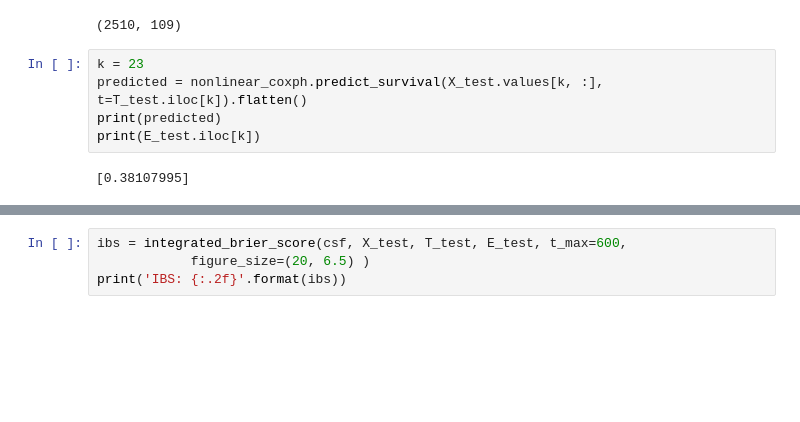
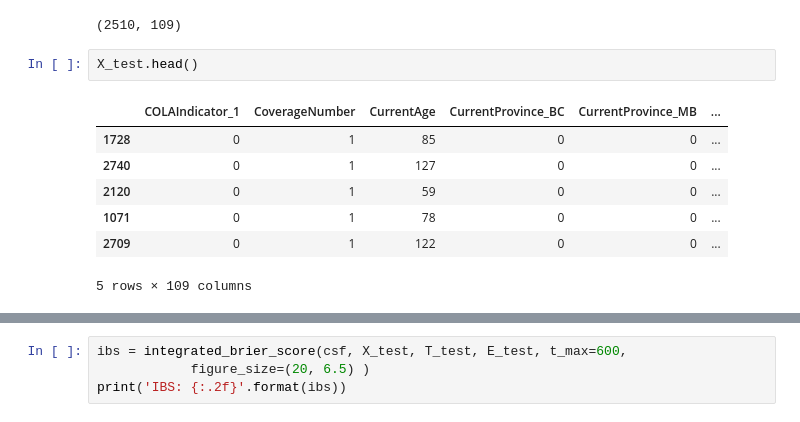
Before and after one commit to sabyasm/m4, a Jupyter notebook: m4_18112019.ipynb, the cells around one changed output, grey strips where cells are left out. Drawn from its saved outputs; the diff is of its cells as text; blank space fills up the shorter version.

```diff
--- a/m4_18112019.ipynb
+++ b/m4_18112019.ipynb
@@ -151,13 +159,16 @@ X_train, X_test, T_train, T_test, E_train, E_test = train_test_split(train_data[
 X_train.shape
 # %% [output]
 (2510, 109)
-# %%
-k = 23
-predicted = nonlinear_coxph.predict_survival(X_test.values[k, :], t=T_test.iloc[k]).flatten()
-print(predicted)
-print(E_test.iloc[k])
-# %% [output]
-[0.38107995]
+# %%
+X_test.head()
+# %% [output]
+|  | COLAIndicator_1 | CoverageNumber | CurrentAge | CurrentProvince_BC | CurrentProvince_MB | ... |
+| 1728 | 0 | 1 | 85 | 0 | 0 | ... |
+| 2740 | 0 | 1 | 127 | 0 | 0 | ... |
+| 2120 | 0 | 1 | 59 | 0 | 0 | ... |
+| 1071 | 0 | 1 | 78 | 0 | 0 | ... |
+| 2709 | 0 | 1 | 122 | 0 | 0 | ... |
+5 rows × 109 columns
 # %%
 %%time
 ##6
```
Also changed, not shown: parts of 16 cells of this notebook.
